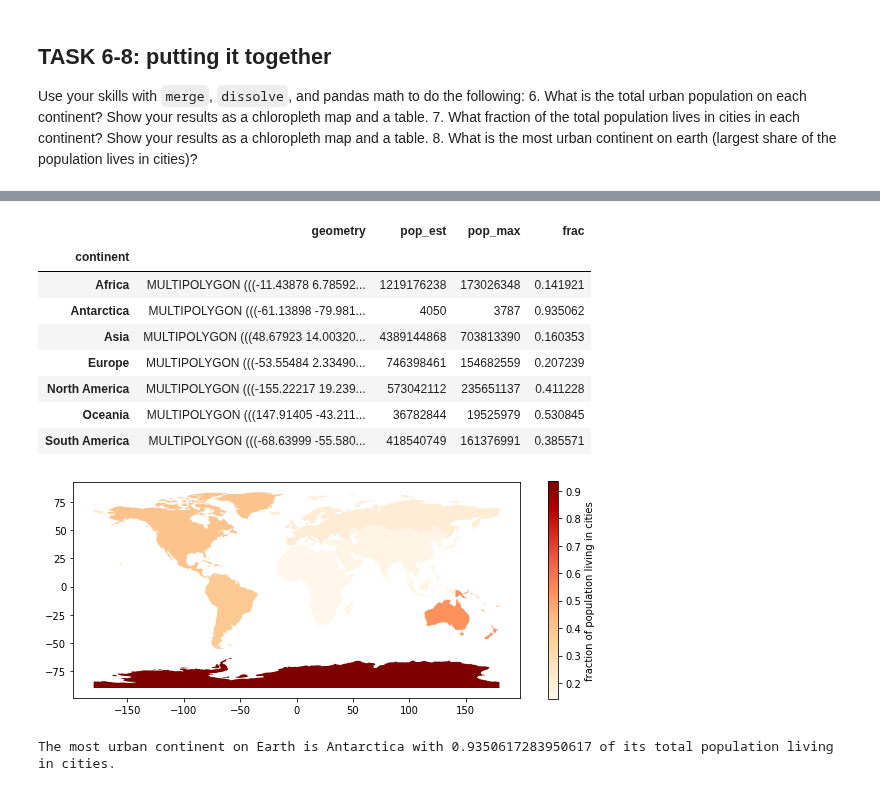
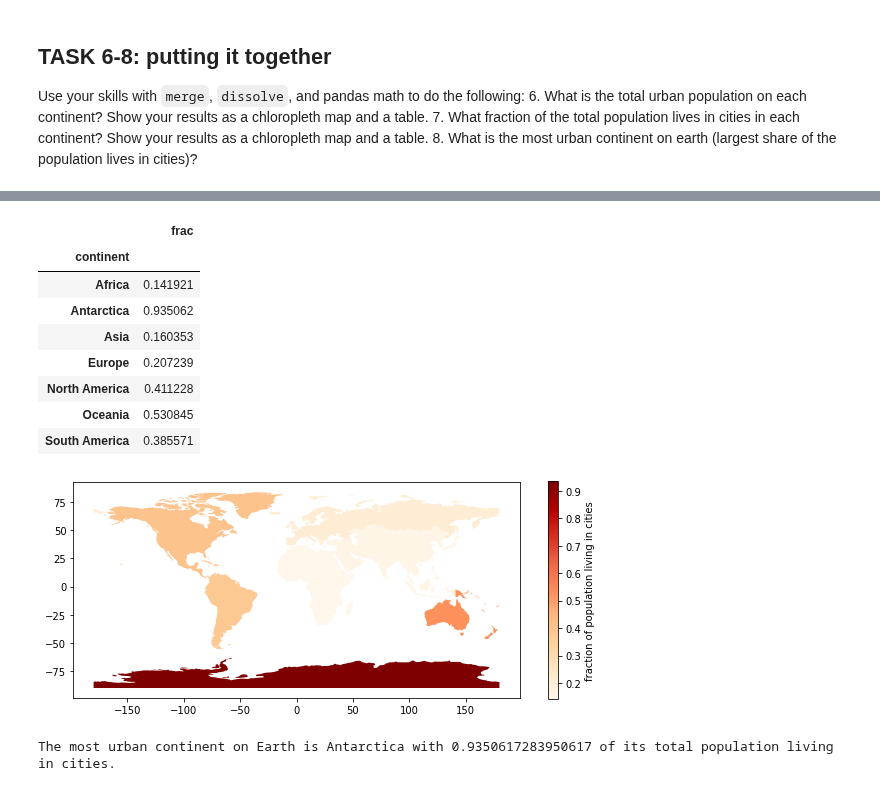
Before and after one commit to ADLCero/EnvDatSci22, a Jupyter notebook: CodeSprints/VectorData101.ipynb, the cells around one changed output, grey strips where cells are left out. Cells and saved outputs as stored; diff of their text form; code cells hidden in the pictures.

```diff
--- a/CodeSprints/VectorData101.ipynb
+++ b/CodeSprints/VectorData101.ipynb
@@ -797,27 +795,34 @@ pop_merge
 # %%
 # Task 7 code here:
 
-# Dissolving and merging have been done above, therefore, I can just proceed to plotting:
+# Create a column that will compute for the fraction
+
+pop_merge["frac"] = pop_merge.pop_max / pop_merge.pop_est
+
+
+# Make a table containing only the necessary information
+
+table_frac = pop_merge.drop(columns = ["geometry", "pop_est", "pop_max"])
 
 # Make a plot and a table
 
 pop_merge.plot(figsize = (10, 10),
                column = "frac",
                cmap = "OrRd",
                legend = True,
                legend_kwds={'shrink': 0.4,
                             'label': 'fraction of population living in cities'});
-pop_merge
+table_frac
 # %% [output]
-|  | geometry | pop_est | pop_max | frac |
-| continent |  |  |  |  |
-| Africa | MULTIPOLYGON (((-11.43878 6.78592... | 1219176238 | 173026348 | 0.141921 |
-| Antarctica | MULTIPOLYGON (((-61.13898 -79.981... | 4050 | 3787 | 0.935062 |
-| Asia | MULTIPOLYGON (((48.67923 14.00320... | 4389144868 | 703813390 | 0.160353 |
-| Europe | MULTIPOLYGON (((-53.55484 2.33490... | 746398461 | 154682559 | 0.207239 |
-| North America | MULTIPOLYGON (((-155.22217 19.239... | 573042112 | 235651137 | 0.411228 |
-| Oceania | MULTIPOLYGON (((147.91405 -43.211... | 36782844 | 19525979 | 0.530845 |
-| South America | MULTIPOLYGON (((-68.63999 -55.580... | 418540749 | 161376991 | 0.385571 |
+|  | frac |
+| continent |  |
+| Africa | 0.141921 |
+| Antarctica | 0.935062 |
+| Asia | 0.160353 |
+| Europe | 0.207239 |
+| North America | 0.411228 |
+| Oceania | 0.530845 |
+| South America | 0.385571 |
 [figure]
 # %%
 # Task 8 code here:
```
Also changed, not shown: parts of 2 cells of this notebook.
